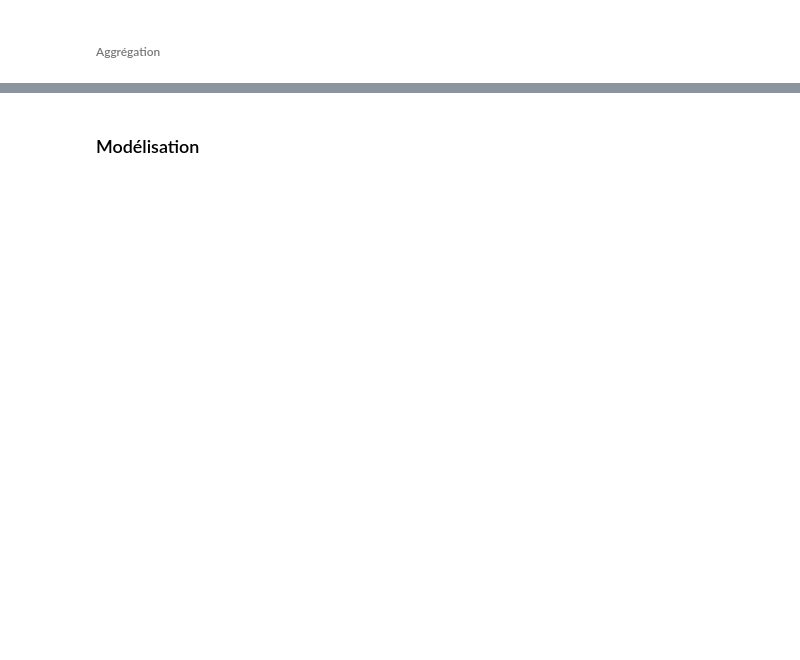
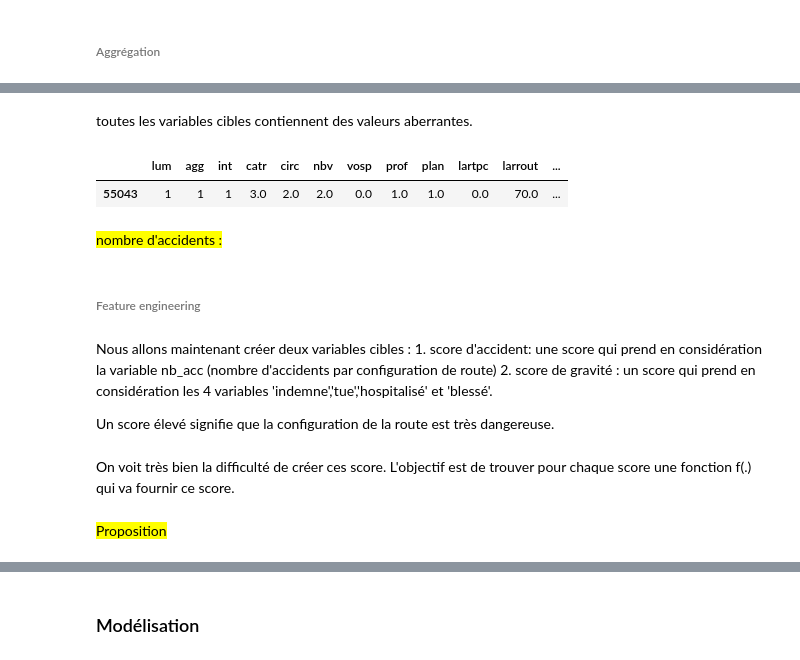
Before and after one commit to Louriz/Big_data_IMT, a Jupyter notebook: risk_gravite_frequence_accidents.ipynb, the cells around one changed output, grey strips where cells are left out. Drawn from its saved outputs; the diff is of its cells as text; code cells hidden in the pictures; blank space fills up the shorter version.

```diff
--- a/risk_gravite_frequence_accidents.ipynb
+++ b/risk_gravite_frequence_accidents.ipynb
@@ -372,0 +653,21 @@ print(data_merged['catr'].unique())
+# %% [markdown]
+toutes les variables cibles contiennent des valeurs aberrantes.
+# %%
+df.loc[df['tue']==190,:]
+# %% [output]
+|  | lum | agg | int | catr | circ | nbv | vosp | prof | plan | lartpc | larrout | ... |
+| 55043 | 1 | 1 | 1 | 3.0 | 2.0 | 2.0 | 0.0 | 1.0 | 1.0 | 0.0 | 70.0 | ... |
+# %% [markdown]
+<mark>nombre d'accidents : </mark>
+# %% [markdown]
+###### Feature engineering
+# %% [markdown]
+Nous allons maintenant créer deux variables cibles :
+    1. score d'accident: une score qui prend en considération la variable nb_acc (nombre d'accidents par configuration de route)
+    2. score de gravité : un score qui prend en considération les 4 variables 'indemne','tue','hospitalisé' et 'blessé'.
+
+Un score élevé signifie que la configuration de la route est très dangereuse.
+# %% [markdown]
+On voit très bien la difficulté de créer ces score. L'objectif est de trouver pour chaque score une fonction f(.) qui va fournir ce score.
+# %% [markdown]
+<mark>Proposition</mark>
```
Also changed, not shown: parts of 126 cells of this notebook.
